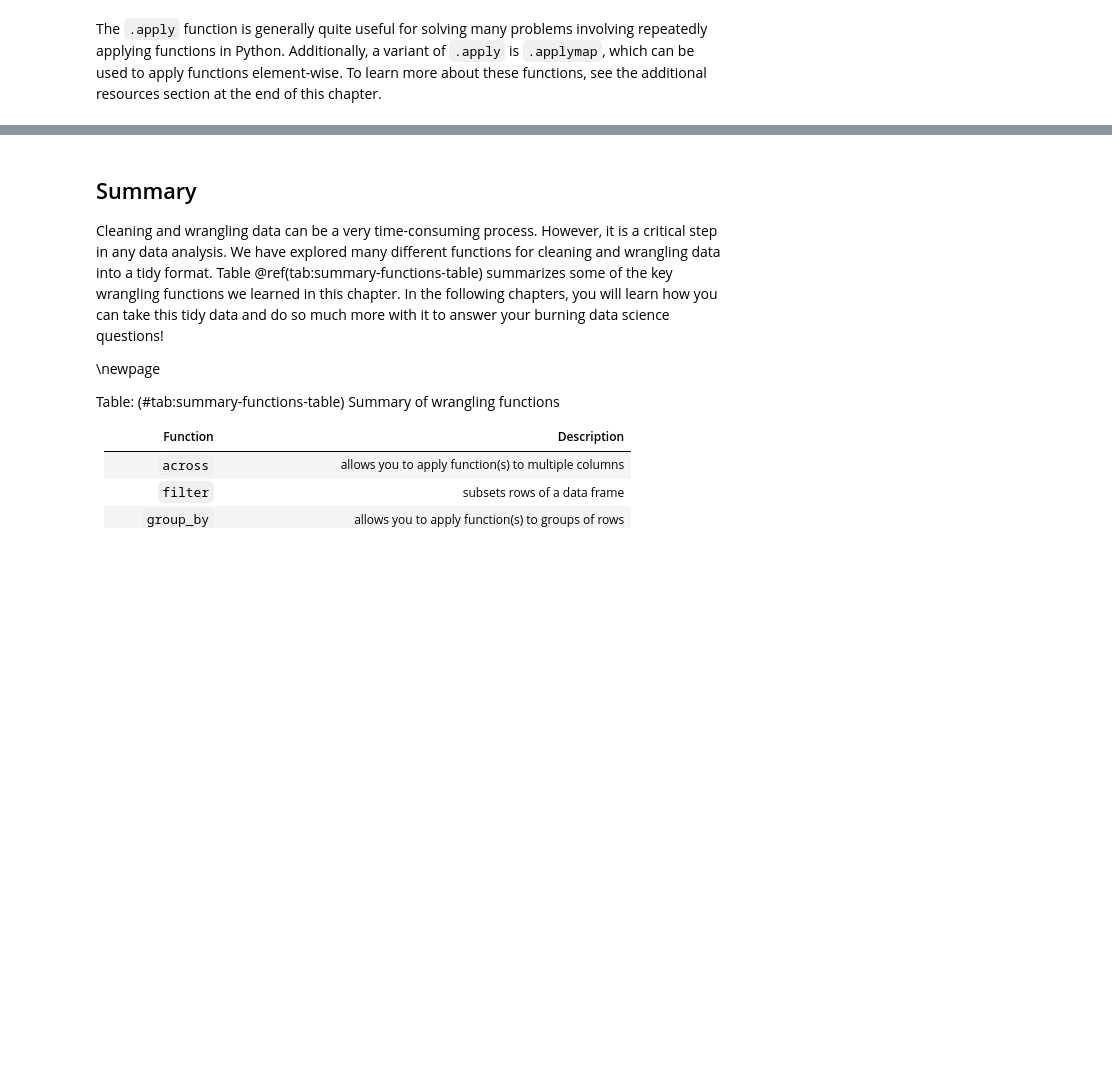
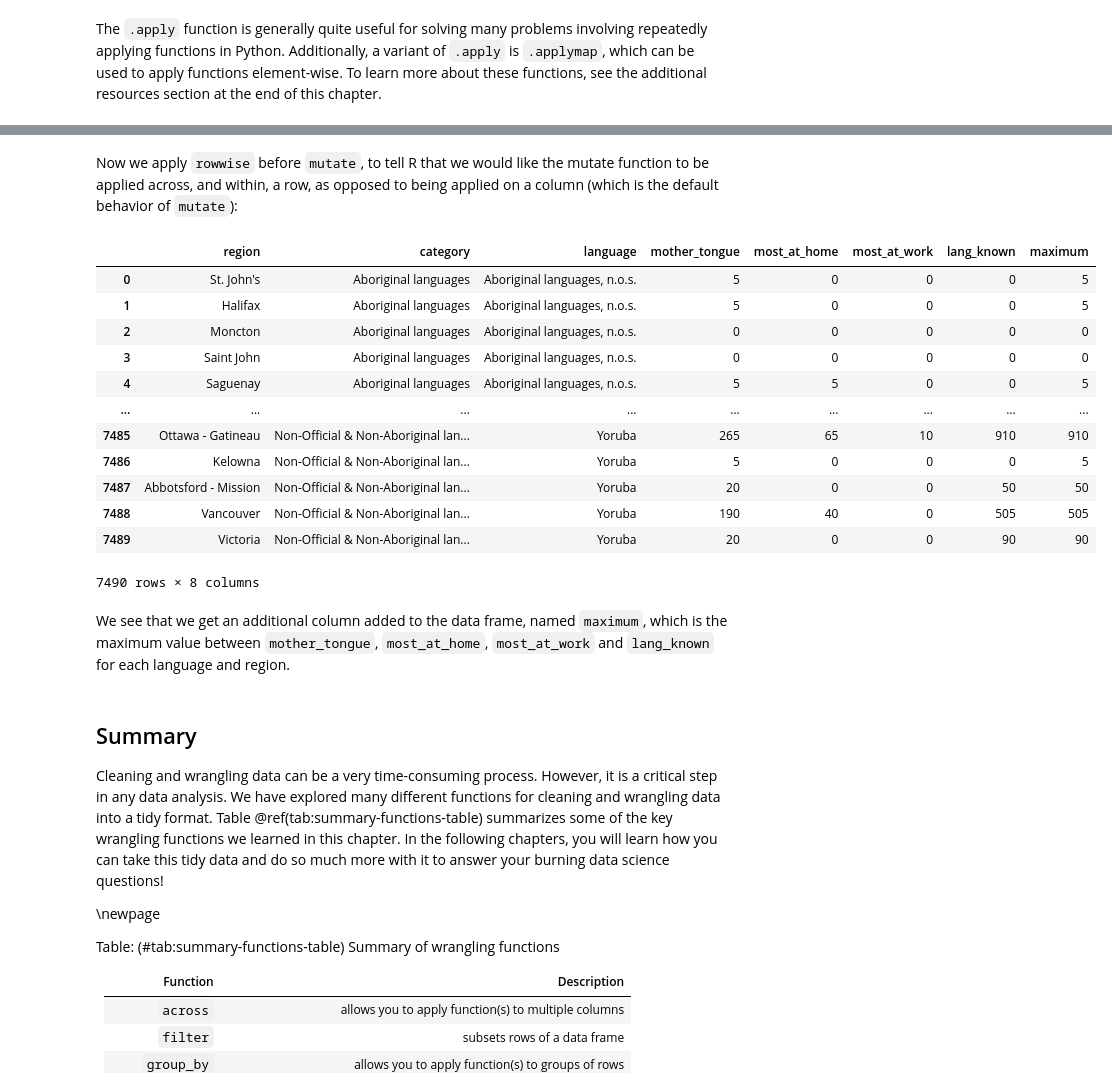
Before and after one commit to UBC-DSCI/introduction-to-datascience-python, a Jupyter notebook: source/wrangling.ipynb, the cells around one changed output, grey strips where cells are left out. Saved outputs shown, nothing was run; the diff lists cells and outputs as text; code cells hidden in the pictures; blank space fills up the shorter version.

```diff
--- a/source/wrangling.ipynb
+++ b/source/wrangling.ipynb
@@ -2250,0 +2275,30 @@ region_lang |>
+# %% [markdown]
+Now we apply `rowwise` before `mutate`, to tell R that we would like
+the mutate function to be applied across, and within, a row,
+as opposed to being applied on a column
+(which is the default behavior of `mutate`):
+# %%
+region_lang_rowwise = region_lang.assign(
+    maximum=region_lang.iloc[:, 3:].apply(max, axis=1)
+)
+
+region_lang_rowwise
+# %% [output]
+|  | region | category | language | mother_tongue | most_at_home | most_at_work | lang_known | maximum |
+| 0 | St. John's | Aboriginal languages | Aboriginal languages, n.o.s. | 5 | 0 | 0 | 0 | 5 |
+| 1 | Halifax | Aboriginal languages | Aboriginal languages, n.o.s. | 5 | 0 | 0 | 0 | 5 |
+| 2 | Moncton | Aboriginal languages | Aboriginal languages, n.o.s. | 0 | 0 | 0 | 0 | 0 |
+| 3 | Saint John | Aboriginal languages | Aboriginal languages, n.o.s. | 0 | 0 | 0 | 0 | 0 |
+| 4 | Saguenay | Aboriginal languages | Aboriginal languages, n.o.s. | 5 | 5 | 0 | 0 | 5 |
+| ... | ... | ... | ... | ... | ... | ... | ... | ... |
+| 7485 | Ottawa - Gatineau | Non-Official & Non-Aboriginal lan... | Yoruba | 265 | 65 | 10 | 910 | 910 |
+| 7486 | Kelowna | Non-Official & Non-Aboriginal lan... | Yoruba | 5 | 0 | 0 | 0 | 5 |
+| 7487 | Abbotsford - Mission | Non-Official & Non-Aboriginal lan... | Yoruba | 20 | 0 | 0 | 50 | 50 |
+| 7488 | Vancouver | Non-Official & Non-Aboriginal lan... | Yoruba | 190 | 40 | 0 | 505 | 505 |
+| 7489 | Victoria | Non-Official & Non-Aboriginal lan... | Yoruba | 20 | 0 | 0 | 90 | 90 |
+7490 rows × 8 columns
+# %% [markdown]
+We see that we get an additional column added to the data frame,
+named `maximum`, which is the maximum value between `mother_tongue`,
+`most_at_home`, `most_at_work` and `lang_known` for each language
+and region.
```
Also changed, not shown: parts of 18 cells of this notebook, 2 other files.
